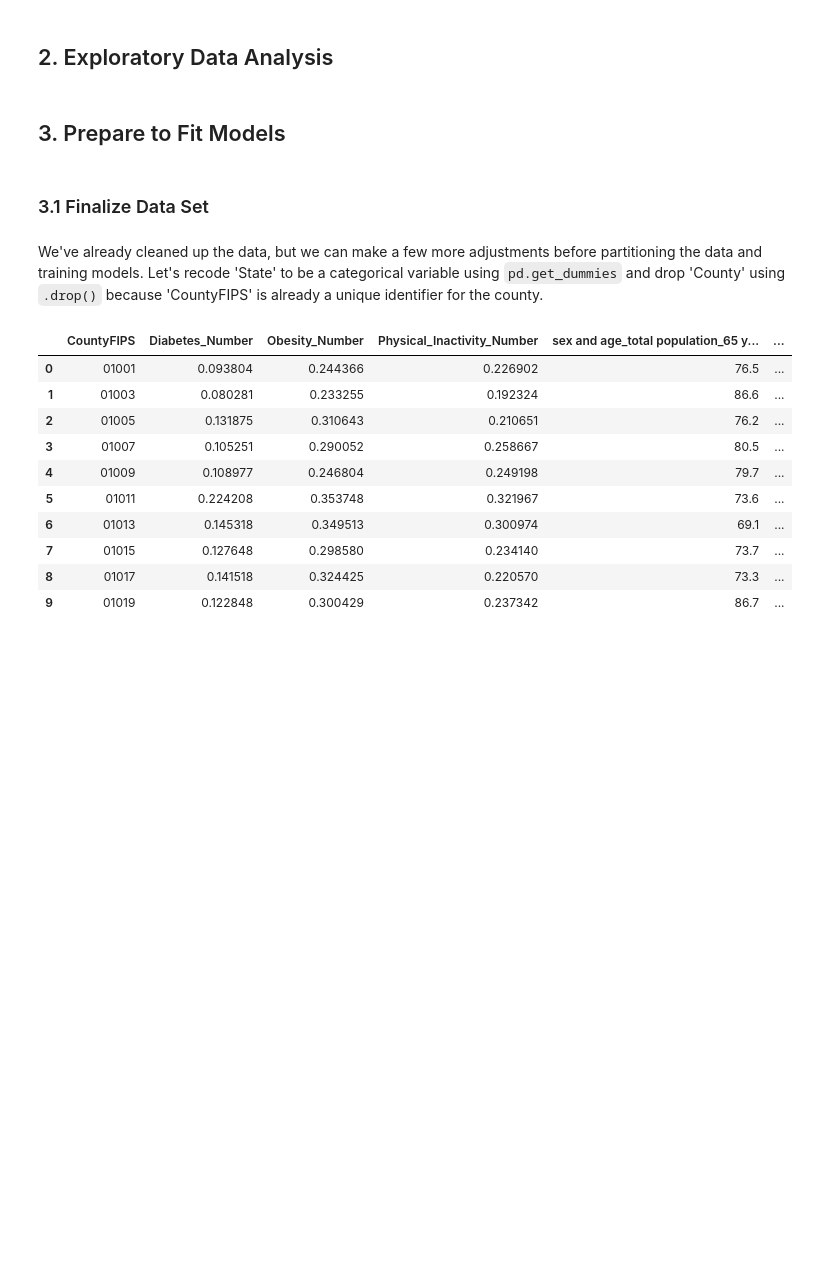
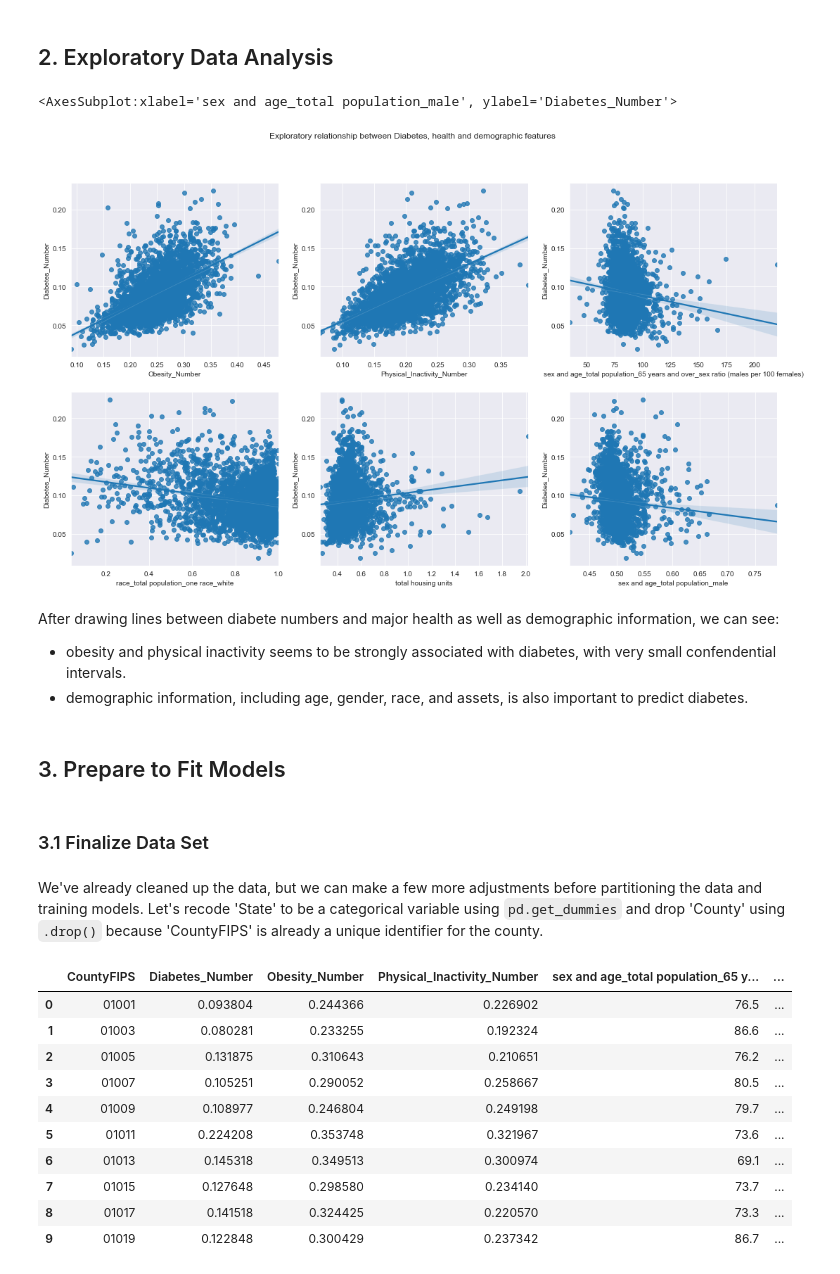
Before and after one commit to peter-amerkhanian/SOCIO273-Project2, a Jupyter notebook: QJ_Project 2 Students.ipynb, the cells around one changed output. Drawn from its saved outputs; the diff is of its cells as text; code cells hidden in the pictures; blank space fills up the shorter version.

```diff
--- a/QJ_Project 2 Students.ipynb
+++ b/QJ_Project 2 Students.ipynb
@@ -200,6 +200,23 @@ Duplicate Columns are as follows:
 diabetes = diabetes.drop(columns=duplicateColumnNames)
 # %% [markdown]
 ## 2. Exploratory Data Analysis
+# %%
+fig, axes = plt.subplots(2, 3, figsize=(18, 10))
+
+fig.suptitle("Exploratory relationship between Diabetes, health and demographic features")
+sns.regplot(ax=axes[0,0], x="Obesity_Number", y="Diabetes_Number", data=diabetes)
+sns.regplot(ax=axes[0,1], x="Physical_Inactivity_Number", y="Diabetes_Number", data=diabetes)
+sns.regplot(ax=axes[0,2], x="sex and age_total population_65 years and over_sex ratio (males per 100 females)", y="Diabetes_Number", data=diabetes)
+sns.regplot(ax=axes[1,0], x="race_total population_one race_white", y="Diabetes_Number", data=diabetes)
+sns.regplot(ax=axes[1,1], x="total housing units", y="Diabetes_Number", data=diabetes)
+sns.regplot(ax=axes[1,2], x="sex and age_total population_male", y="Diabetes_Number", data=diabetes)
+# %% [output]
+<AxesSubplot:xlabel='sex and age_total population_male', ylabel='Diabetes_Number'>
+[figure, added]
+# %% [markdown]
+After drawing lines between diabete numbers and major health as well as demographic information, we can see:
+- obesity and physical inactivity seems to be strongly associated with diabetes, with very small confendential intervals.
+- demographic information, including age, gender, race, and assets, is also important to predict diabetes.
 # %% [markdown]
 ## 3. Prepare to Fit Models
 # %% [markdown]
```
Also changed, not shown: parts of 2 cells of this notebook.
